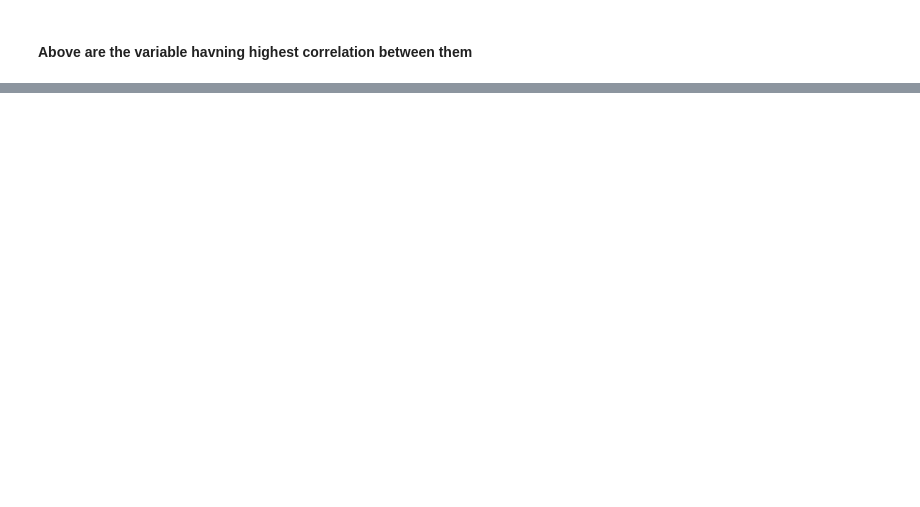
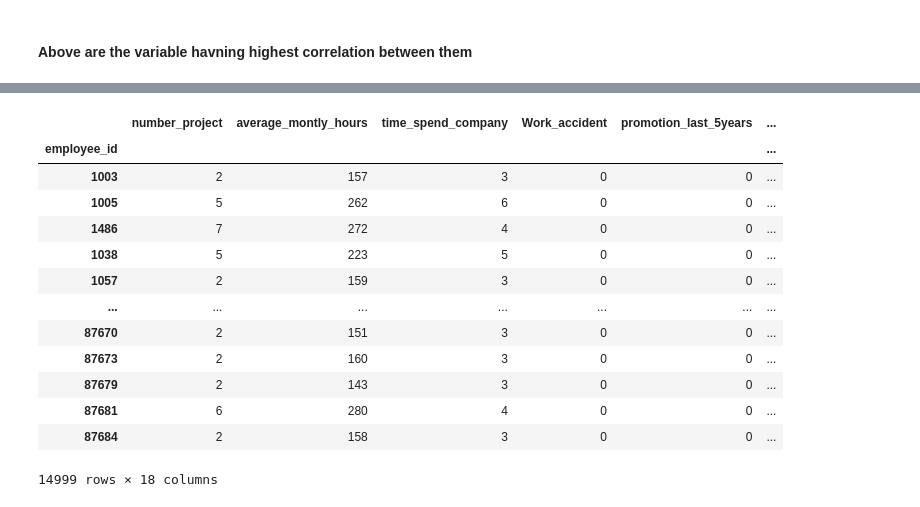
Before and after one commit to MoizAhmed2517/Retention-Analysis, a Jupyter notebook: Retention Analysis.ipynb, the cells around one changed output, grey strips where cells are left out. Saved outputs shown, nothing was run; the diff lists cells and outputs as text; code cells hidden in the pictures; blank space fills up the shorter version.

```diff
--- a/Retention Analysis.ipynb
+++ b/Retention Analysis.ipynb
@@ -215,0 +234,17 @@ max_correlations_sorted(main_df.corr(), percentage=0.1, sorting="ascending")
+# %%
+X
+# %% [output]
+|  | number_project | average_montly_hours | time_spend_company | Work_accident | promotion_last_5years | ... |
+| employee_id |  |  |  |  |  | ... |
+| 1003 | 2 | 157 | 3 | 0 | 0 | ... |
+| 1005 | 5 | 262 | 6 | 0 | 0 | ... |
+| 1486 | 7 | 272 | 4 | 0 | 0 | ... |
+| 1038 | 5 | 223 | 5 | 0 | 0 | ... |
+| 1057 | 2 | 159 | 3 | 0 | 0 | ... |
+| ... | ... | ... | ... | ... | ... | ... |
+| 87670 | 2 | 151 | 3 | 0 | 0 | ... |
+| 87673 | 2 | 160 | 3 | 0 | 0 | ... |
+| 87679 | 2 | 143 | 3 | 0 | 0 | ... |
+| 87681 | 6 | 280 | 4 | 0 | 0 | ... |
+| 87684 | 2 | 158 | 3 | 0 | 0 | ... |
+14999 rows × 18 columns
```
Also changed, not shown: parts of 15 cells of this notebook.
